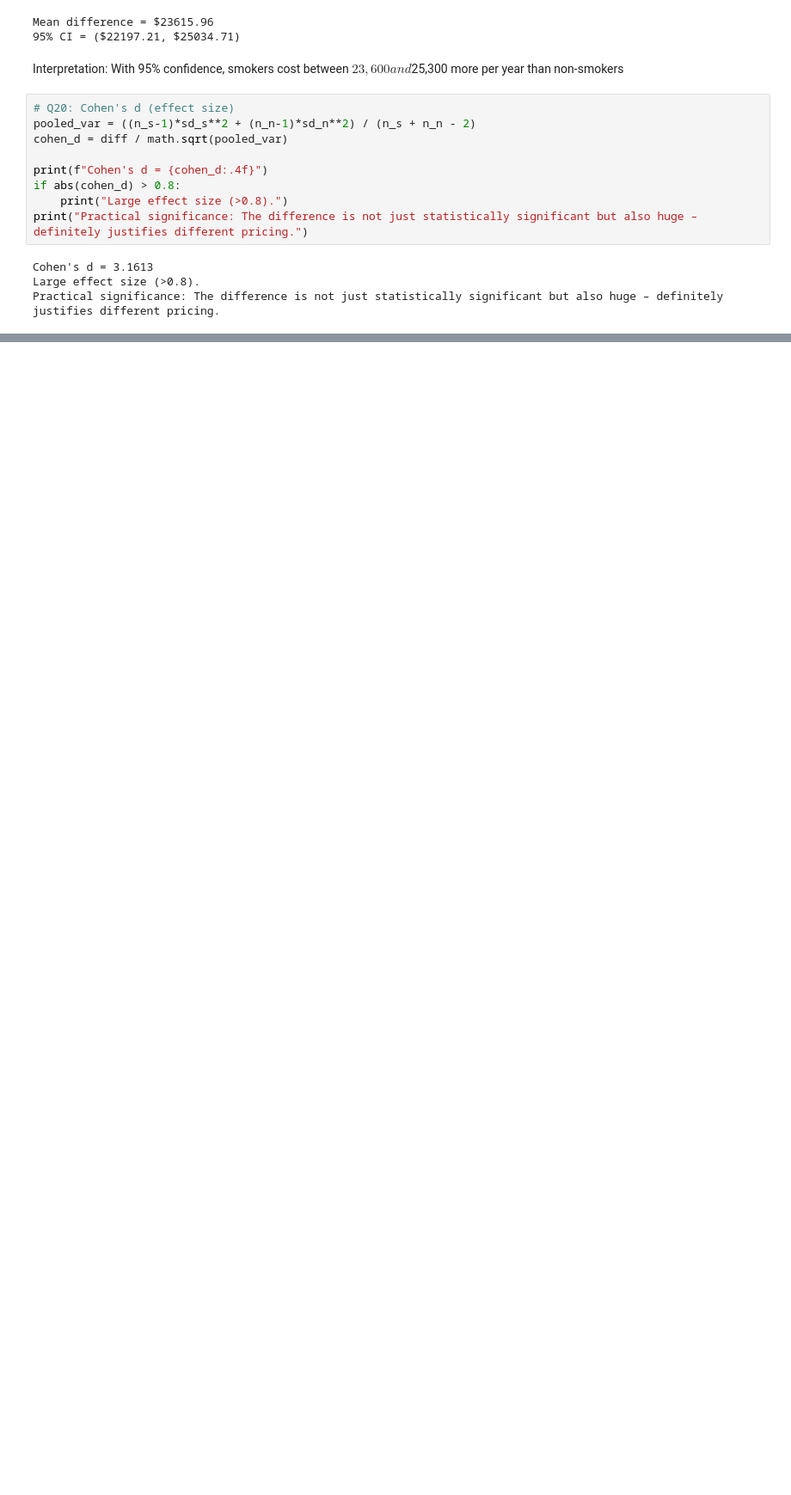
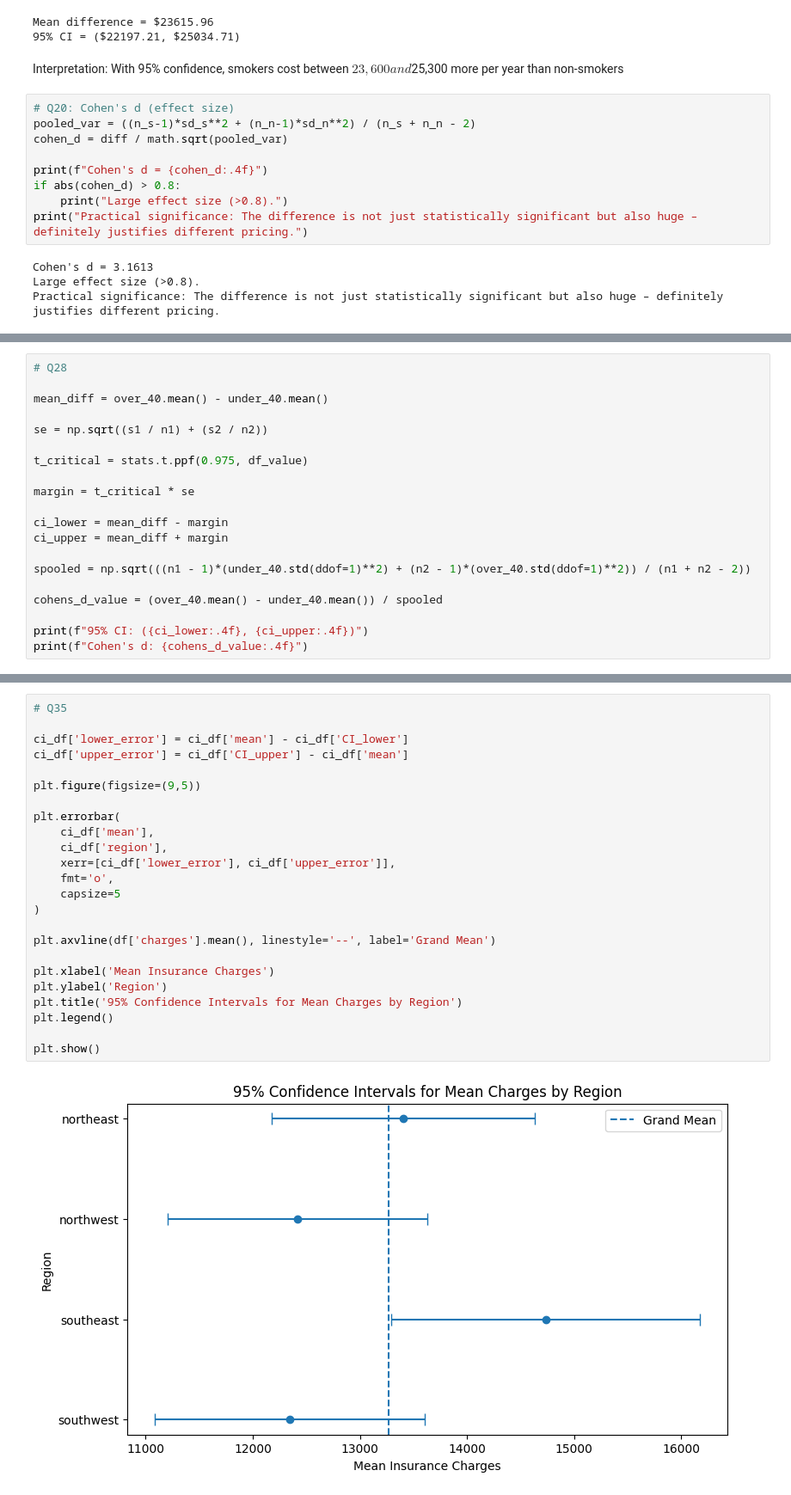
Before and after one commit to SHKabdulhadi/Health-Insurance-Pricing-Analysis-Using-Statistical-Methods, a Jupyter notebook: DSAsg03_F223582_F228817.ipynb, the cells around one changed output, grey strips where cells are left out. Shown at 86% size. Drawn from its saved outputs; the diff is of its cells as text; blank space fills up the shorter version.

```diff
--- a/DSAsg03_F223582_F228817.ipynb
+++ b/DSAsg03_F223582_F228817.ipynb
@@ -408,0 +578,20 @@ Practical significance: The difference is not just statistically significant but
+# %%
+# Q28
+
+mean_diff = over_40.mean() - under_40.mean()
+
+se = np.sqrt((s1 / n1) + (s2 / n2))
+
+t_critical = stats.t.ppf(0.975, df_value)
+
+margin = t_critical * se
+
+ci_lower = mean_diff - margin
+ci_upper = mean_diff + margin
+
+spooled = np.sqrt(((n1 - 1)*(under_40.std(ddof=1)**2) + (n2 - 1)*(over_40.std(ddof=1)**2)) / (n1 + n2 - 2))
+
+cohens_d_value = (over_40.mean() - under_40.mean()) / spooled
+
+print(f"95% CI: ({ci_lower:.4f}, {ci_upper:.4f})")
+print(f"Cohen's d: {cohens_d_value:.4f}")
@@ -408,0 +739,26 @@ Practical significance: The difference is not just statistically significant but
+# %%
+# Q35
+
+ci_df['lower_error'] = ci_df['mean'] - ci_df['CI_lower']
+ci_df['upper_error'] = ci_df['CI_upper'] - ci_df['mean']
+
+plt.figure(figsize=(9,5))
+
+plt.errorbar(
+    ci_df['mean'],
+    ci_df['region'],
+    xerr=[ci_df['lower_error'], ci_df['upper_error']],
+    fmt='o',
+    capsize=5
+)
+
+plt.axvline(df['charges'].mean(), linestyle='--', label='Grand Mean')
+
+plt.xlabel('Mean Insurance Charges')
+plt.ylabel('Region')
+plt.title('95% Confidence Intervals for Mean Charges by Region')
+plt.legend()
+
+plt.show()
+# %% [output]
+[figure, added]
```
Also changed, not shown: parts of 64 cells of this notebook.
